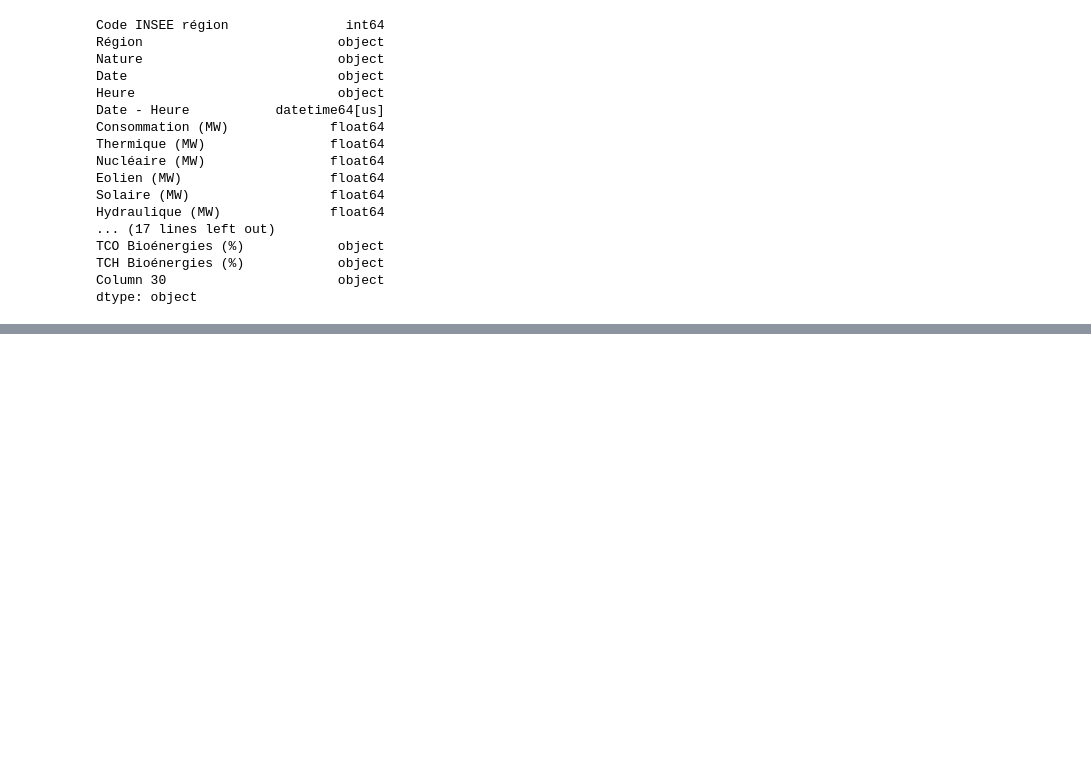
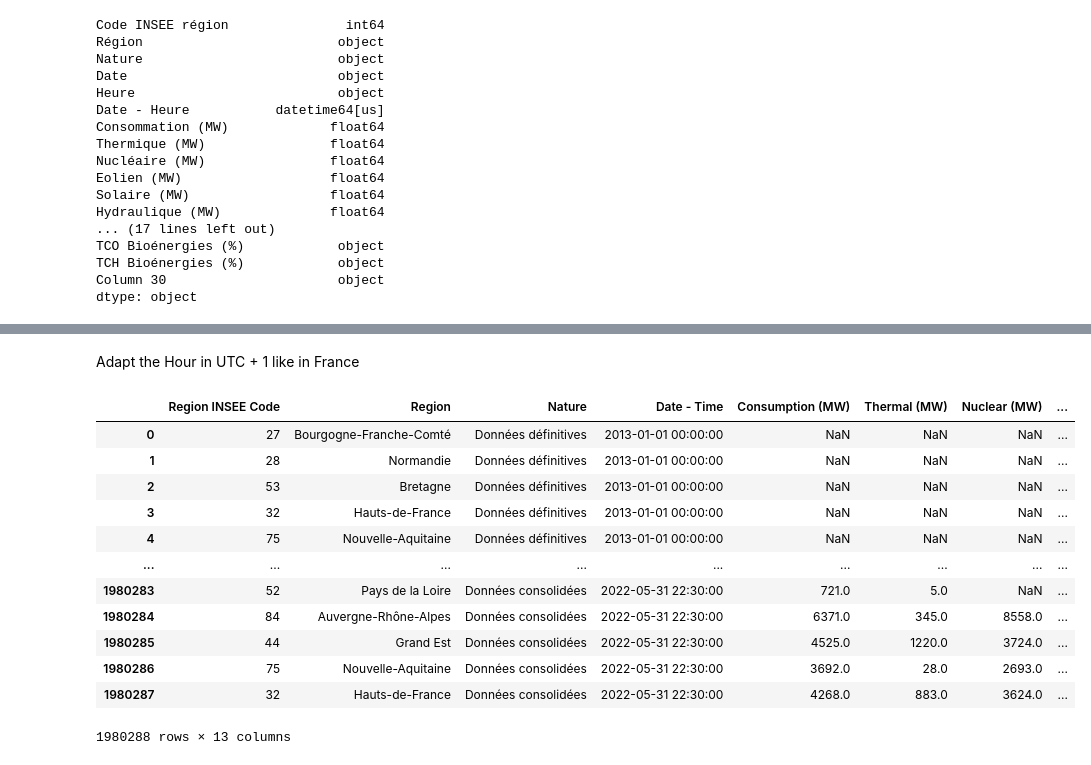
Before and after one commit to DuClare/BigData, a Jupyter notebook: bigdata.ipynb, the cells around one changed output, grey strips where cells are left out. Drawn from its saved outputs; the diff is of its cells as text; code cells hidden in the pictures; blank space fills up the shorter version.

Commit message:
features/rename

```diff
--- a/bigdata.ipynb
+++ b/bigdata.ipynb
@@ -104,5 +93 @@ df
 1980288 rows × 13 columns
-# %%
-columns_to_drop = df.extend(["Date", "Heure"])
-df = df.drop(columns=columns_to_drop)
-df
@@ -108,0 +96,38 @@ df
+# %%
+rename_columns = {
+    "Code INSEE région": "Region INSEE Code",
+    "Région": "Region",
+    "Nature": "Nature",
+    "Date - Heure": "Date - Time",
+    "Consommation (MW)": "Consumption (MW)",
+    "Thermique (MW)": "Thermal (MW)",
+    "Nucléaire (MW)": "Nuclear (MW)",
+    "Eolien (MW)": "Wind (MW)",
+    "Solaire (MW)": "Solar (MW)",
+    "Hydraulique (MW)": "Hydraulic (MW)",
+    "Pompage (MW)": "Pumping (MW)",
+    "Bioénergies (MW)": "Bioenergies (MW)",
+    "Ech. physiques (MW)": "Physical Exchanges (MW)",
+    "Date - Heure": "Date - Time"
+}
+
+df = df.rename(columns=rename_columns)
+# %% [markdown]
+Adapt the Hour in UTC + 1 like in France
+# %%
+df["Date - Time"] = df["Date - Time"] + pd.Timedelta(hours=1)
+df
+# %% [output]
+|  | Region INSEE Code | Region | Nature | Date - Time | Consumption (MW) | Thermal (MW) | Nuclear (MW) | ... |
+| 0 | 27 | Bourgogne-Franche-Comté | Données définitives | 2013-01-01 00:00:00 | NaN | NaN | NaN | ... |
+| 1 | 28 | Normandie | Données définitives | 2013-01-01 00:00:00 | NaN | NaN | NaN | ... |
+| 2 | 53 | Bretagne | Données définitives | 2013-01-01 00:00:00 | NaN | NaN | NaN | ... |
+| 3 | 32 | Hauts-de-France | Données définitives | 2013-01-01 00:00:00 | NaN | NaN | NaN | ... |
+| 4 | 75 | Nouvelle-Aquitaine | Données définitives | 2013-01-01 00:00:00 | NaN | NaN | NaN | ... |
+| ... | ... | ... | ... | ... | ... | ... | ... | ... |
+| 1980283 | 52 | Pays de la Loire | Données consolidées | 2022-05-31 22:30:00 | 721.0 | 5.0 | NaN | ... |
+| 1980284 | 84 | Auvergne-Rhône-Alpes | Données consolidées | 2022-05-31 22:30:00 | 6371.0 | 345.0 | 8558.0 | ... |
+| 1980285 | 44 | Grand Est | Données consolidées | 2022-05-31 22:30:00 | 4525.0 | 1220.0 | 3724.0 | ... |
+| 1980286 | 75 | Nouvelle-Aquitaine | Données consolidées | 2022-05-31 22:30:00 | 3692.0 | 28.0 | 2693.0 | ... |
+| 1980287 | 32 | Hauts-de-France | Données consolidées | 2022-05-31 22:30:00 | 4268.0 | 883.0 | 3624.0 | ... |
+1980288 rows × 13 columns
```
Also changed, not shown: parts of 4 cells of this notebook.
